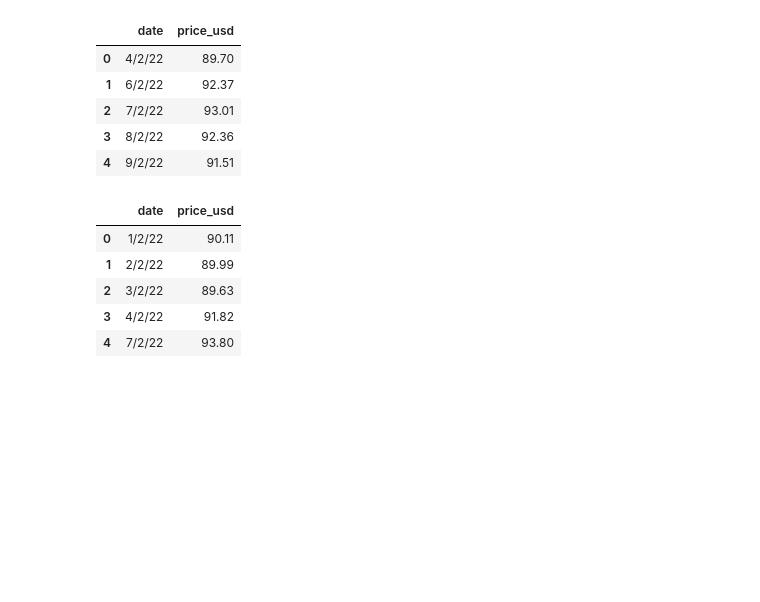
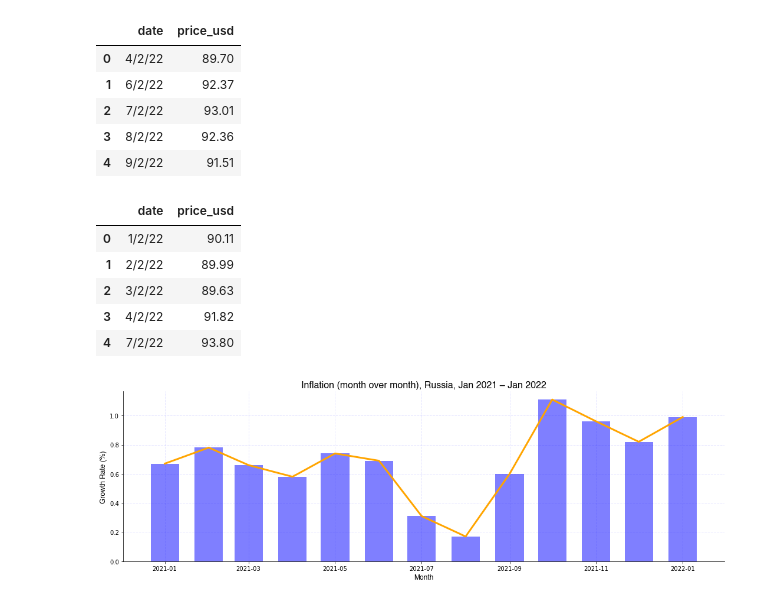
Before and after one commit to mnperic/russia-ukraine-indicators, a Jupyter notebook: russia_charts.ipynb, the cells around one changed output. Saved outputs shown, nothing was run; the diff lists cells and outputs as text; code cells hidden in the pictures; blank space fills up the shorter version.

Commit message:
Rendering of plots

```diff
--- a/russia_charts.ipynb
+++ b/russia_charts.ipynb
@@ -94,3 +95,36 @@ inflation_yoy_df['date'] = pd.to_datetime(inflation_yoy_df['date'], format='%d/%
 gas_df['date'] = pd.to_datetime(gas_df['date'], format='%d/%m/%y')
 oil_espo_df['date'] = pd.to_datetime(oil_espo_df['date'], format='%d/%m/%y')
 oil_sokol_df['date'] = pd.to_datetime(oil_sokol_df['date'], format='%d/%m/%y')
+# %%
+# Plotting – inflation_mom
+
+# Font families
+font_1 = {'family':'helvetica','color':'black','size':16}
+font_2 = {'family':'helvetica','color':'black','size':12}
+
+# Plot
+plt.figure(figsize=(15,5))
+plt.bar(inflation_mom_df['date'],inflation_mom_df['rate'], width=20, color='blue', alpha=0.5)
+plt.plot(inflation_mom_df['date'], inflation_mom_df['rate'], color='orange', linewidth=3)
+
+# plt.plot(inflation_mom_df['date'],inflation_mom_df['rate'])
+# for a,b in zip(inflation_mom_df['date'], inflation_mom_df['rate']):
+#     plt.text(a, b, str(b))
+
+# Labels
+plt.title("Inflation (month over month), Russia, Jan 2021 – Jan 2022", fontdict = font_1)
+plt.xlabel("Month", fontdict = font_2)
+plt.ylabel("Growth Rate (%)", fontdict = font_2)
+
+# Aesthetics
+matplotlib.pyplot.grid(visible=True, which='both', axis='both', color='blue', alpha=0.1, linestyle='--', linewidth=1)
+
+plt.gca().spines['top'].set_visible(False)
+plt.gca().spines['right'].set_visible(False)
+plt.tight_layout()
+
+# Save and show
+plt.savefig("/Users/minoperic/Data Analytics/Data Investigations/russia-energy-inflation/Images/inflation_mom.png", dpi=300)
+plt.show()
+# %% [output]
+[figure, added]
```
Also changed, not shown: parts of 6 cells of this notebook, 6 other files.
